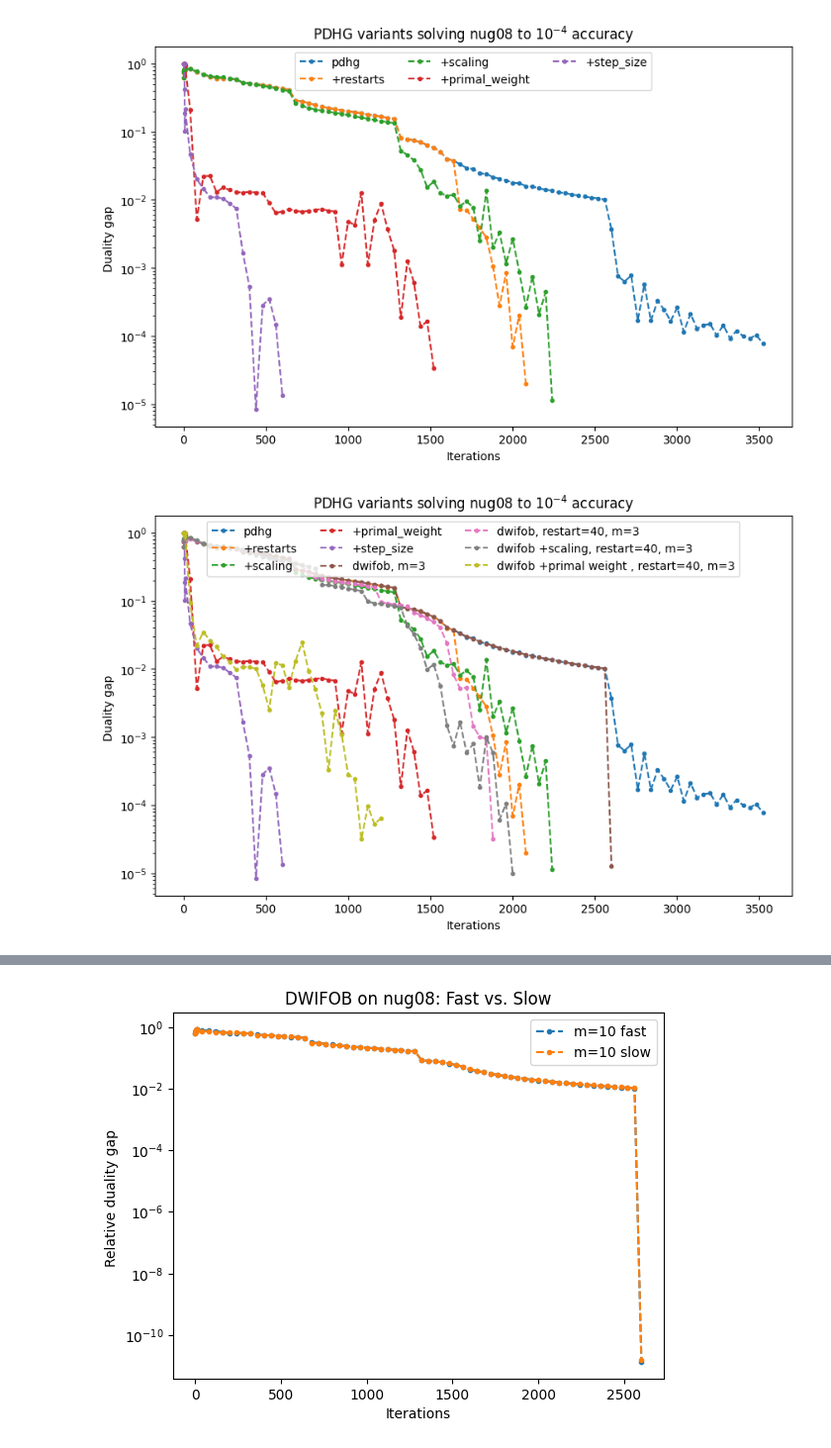
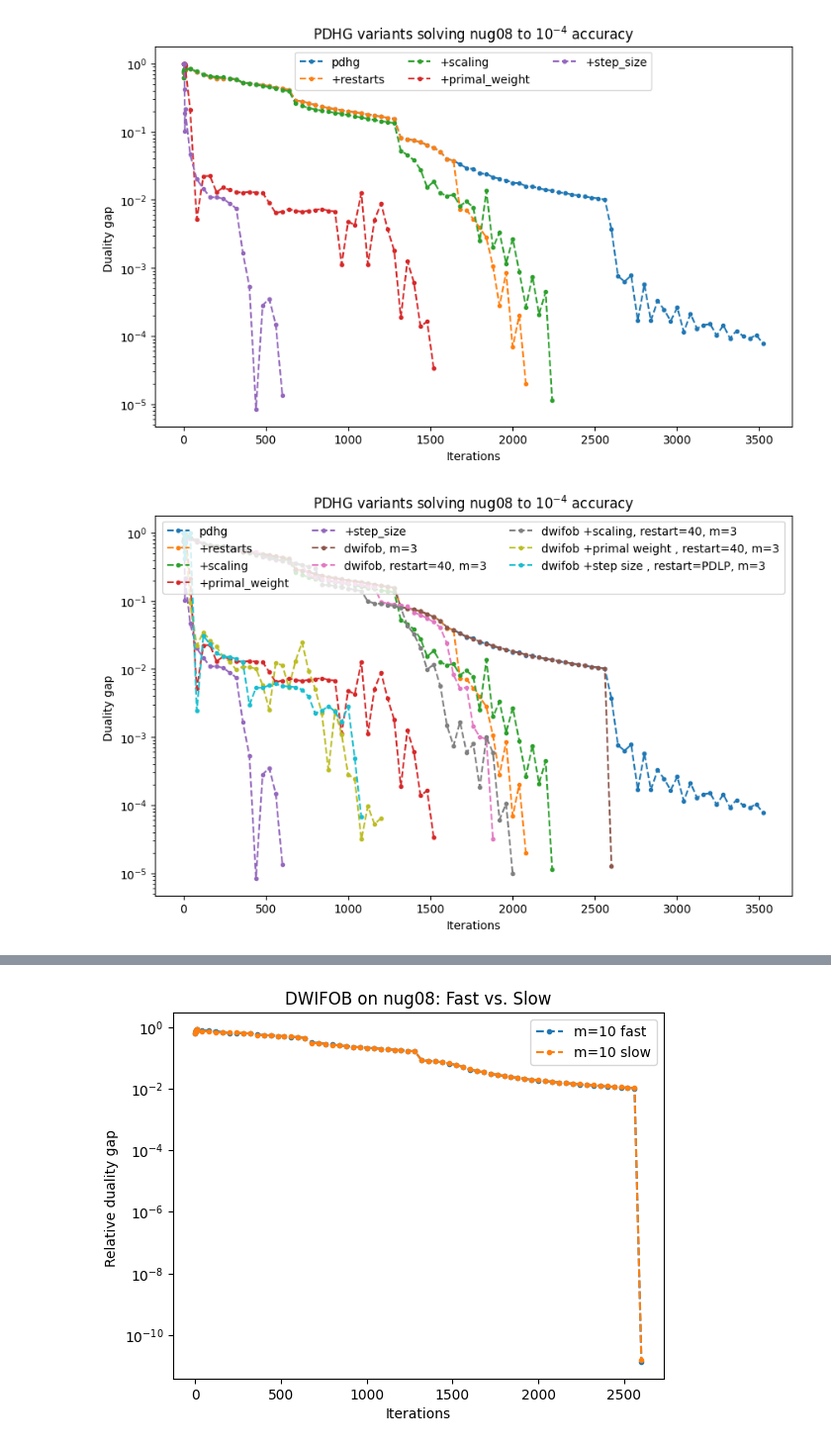
Before and after one commit to TheodorAT/MasterThesis, a Jupyter notebook: scripts/plot_convergences.ipynb, the cells around one changed output, grey strips where cells are left out. Shown at 99% size. Cells and saved outputs as stored; diff of their text form; code cells hidden in the pictures.

```diff
--- a/scripts/plot_convergences.ipynb
+++ b/scripts/plot_convergences.ipynb
@@ -13,14 +13,20 @@ for subdir, dirs, files in os.walk(rootdir):
             plot_info_files.append(os.path.join(subdir, file))
     break
 
-# Reading the files and storing the info in a dict:
-all_plot_info = {}
-# print("List of run configurations to plot: ")
+# Reading the files and storing the info in dicts:
+plot_info_nug08_1e4 = {}
+plot_info_nug08_1e8 = {}
+
 for file in plot_info_files:
     file_name = file.split("/")[-1].removesuffix('.json')
-    # print(" -", file_name)
-    with open(file) as json_content:
-        all_plot_info[file_name] = json.load(json_content)
+
+    if (file_name.startswith("nug08-3rd") and "1e-4" in file_name):
+        with open(file) as json_content:
+            plot_info_nug08_1e4[file_name] = json.load(json_content)
+
+    if (file_name.startswith("nug08-3rd") and "1e-8" in file_name):
+        with open(file) as json_content:
+            plot_info_nug08_1e8[file_name] = json.load(json_content)
 
 print("Inner keys:")
 print(" - iterations")
@@ -31,11 +37,11 @@ Inner keys:
  - rel_duality_gap
 # %%
 # Plotting the baseline convergence results for accuracy=1e-4
-solve_pdhg = all_plot_info["nug08-3rd_baseline_pdhg_1e-4"]
-solve_pdhg_restarts = all_plot_info["nug08-3rd_baseline_+restarts_1e-4"]
-solve_pdhg_scaling = all_plot_info["nug08-3rd_baseline_+scaling_1e-4"]
-solve_pdhg_primal_weight = all_plot_info["nug08-3rd_baseline_+primal_weight_1e-4"]
-solve_pdhg_step_size = all_plot_info["nug08-3rd_baseline_+step_size_1e-4"]
+solve_pdhg = plot_info_nug08_1e4["nug08-3rd_baseline_pdhg_1e-4"]
+solve_pdhg_restarts = plot_info_nug08_1e4["nug08-3rd_baseline_+restarts_1e-4"]
+solve_pdhg_scaling = plot_info_nug08_1e4["nug08-3rd_baseline_+scaling_1e-4"]
+solve_pdhg_primal_weight = plot_info_nug08_1e4["nug08-3rd_baseline_+primal_weight_1e-4"]
+solve_pdhg_step_size = plot_info_nug08_1e4["nug08-3rd_baseline_+step_size_1e-4"]
 
 plt.figure(figsize=(10, 6))
 plt.plot(solve_pdhg["iterations"][1:], solve_pdhg["rel_duality_gap"][1:], ".--", label="pdhg")
@@ -54,34 +60,38 @@ plt.legend(loc="upper center", ncol=3);
 # %%
 # Adding in the DWIFOB variants as well:
 plt.figure(figsize=(10, 6))
 plt.plot(solve_pdhg["iterations"][1:], solve_pdhg["rel_duality_gap"][1:], ".--", label="pdhg")
 plt.plot(solve_pdhg_restarts["iterations"][1:], solve_pdhg_restarts["rel_duality_gap"][1:], ".--", label="+restarts")
 plt.plot(solve_pdhg_scaling["iterations"][1:], solve_pdhg_scaling["rel_duality_gap"][1:], ".--", label="+scaling")
 plt.plot(solve_pdhg_primal_weight["iterations"][1:], solve_pdhg_primal_weight["rel_duality_gap"][1:], ".--", label="+primal_weight")
 plt.plot(solve_pdhg_step_size["iterations"][1:], solve_pdhg_step_size["rel_duality_gap"][1:], ".--", label="+step_size")
 
 # We only select the best performing DWIFOB variant for each improvement, to reduce clutter:
 # Often this is the one with m=3 or m=4, which indicates that this is a reasonable choice of m for this problem size.
 # Vanilla dwifob:
-solve_dwifob_m3 = all_plot_info["nug08-3rd_dwifob_1e-4_m=3"]
+solve_dwifob_m3 = plot_info_nug08_1e4["nug08-3rd_dwifob_1e-4_m=3"]
 plt.plot(solve_dwifob_m3["iterations"][1:], solve_dwifob_m3["rel_duality_gap"][1:], ".--", label="dwifob, m=3")
 
 # The best (? fastest in seconds) restart version of dwifob: constant restarts every 40 iterations, and m=3.
-solve_dwifob_restart40_m3 = all_plot_info["nug08-3rd_dwifob_+restarts_restart=40_1e-4_m=3"]
+solve_dwifob_restart40_m3 = plot_info_nug08_1e4["nug08-3rd_dwifob_+restarts_restart=40_1e-4_m=3"]
 plt.plot(solve_dwifob_restart40_m3["iterations"][1:], solve_dwifob_restart40_m3["rel_duality_gap"][1:], ".--", label="dwifob, restart=40, m=3")
 
 # The fastest scaled version of dwifob: r=40, m=3 still.
-solve_dwifob_scaled_r40_m3 = all_plot_info["nug08-3rd_dwifob_+scaling_restart=40_1e-4_m=3"]
+solve_dwifob_scaled_r40_m3 = plot_info_nug08_1e4["nug08-3rd_dwifob_+scaling_restart=40_1e-4_m=3"]
 plt.plot(solve_dwifob_scaled_r40_m3["iterations"][1:], solve_dwifob_scaled_r40_m3["rel_duality_gap"][1:], ".--", label="dwifob +scaling, restart=40, m=3")
 
 # One of the fastest versions of dwifob+ primal weight update: r=40, m=3
-solve_dwifob_primal_update_r40_m3 = all_plot_info["nug08-3rd_dwifob_+primal_weight_restart=40_1e-4_m=3"]
+solve_dwifob_primal_update_r40_m3 = plot_info_nug08_1e4["nug08-3rd_dwifob_+primal_weight_restart=40_1e-4_m=3"]
 plt.plot(solve_dwifob_primal_update_r40_m3["iterations"][1:], solve_dwifob_primal_update_r40_m3["rel_duality_gap"][1:], ".--", label="dwifob +primal weight , restart=40, m=3")
+
+# One of the fastest versions of dwifob+restarts: r=PDLP, m=3
+solve_dwifob_step_size_rPDLP_m3 = plot_info_nug08_1e4["nug08-3rd_dwifob_+step_size_restart=PDLP_1e-4_m=3"]
+plt.plot(solve_dwifob_step_size_rPDLP_m3["iterations"][1:], solve_dwifob_step_size_rPDLP_m3["rel_duality_gap"][1:], ".--", label="dwifob +step size , restart=PDLP, m=3")
 
 plt.xlabel("Iterations")
 plt.ylabel("Duality gap ")
 plt.yscale('log')
 plt.title("PDHG variants solving nug08 to $10^{-4}$ accuracy")
 plt.legend(loc="upper center", ncol=3);
 # %% [output]
-[figure, old version]
+[figure, new version]
```
Also changed, not shown: parts of 4 cells of this notebook, 5 other files.
